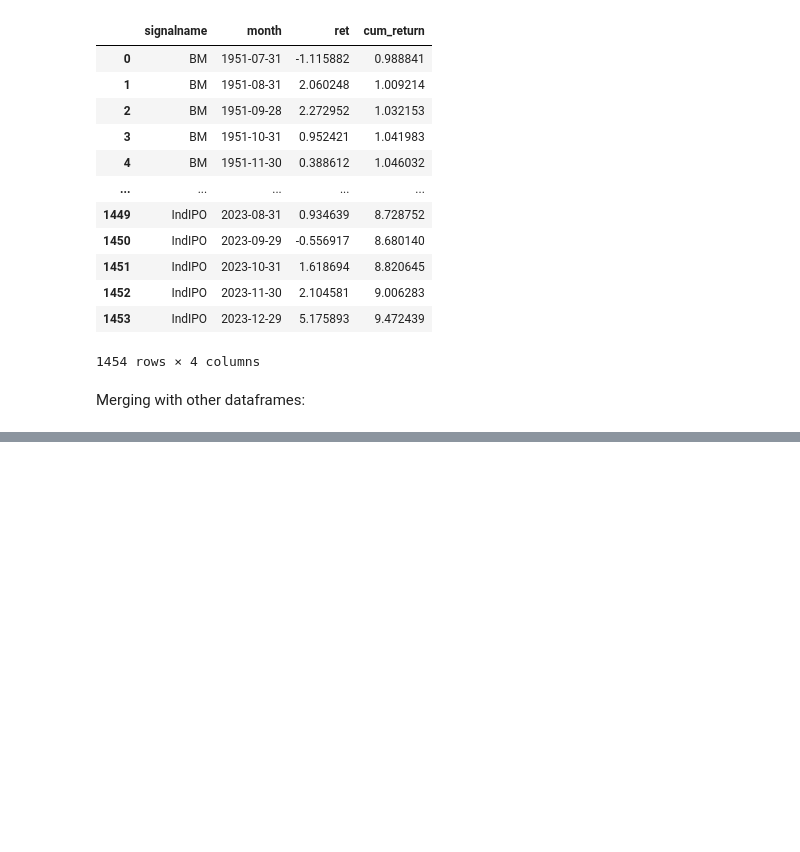
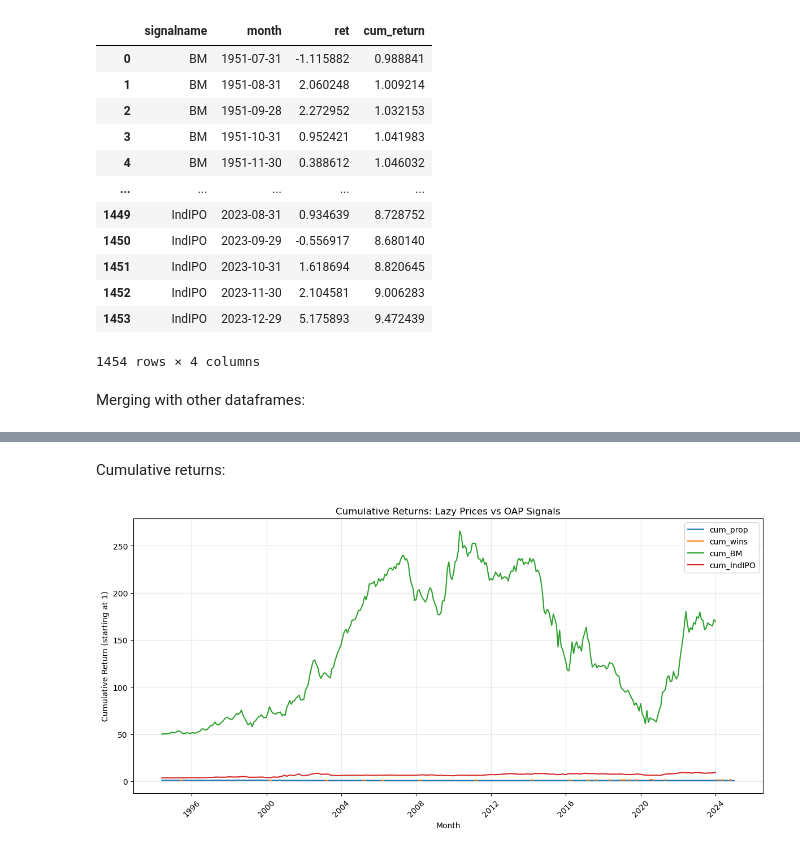
Before and after one commit to ank225git/lazy-prices_replication, a Jupyter notebook: code/returns-analysis.ipynb, the cells around one changed output, grey strips where cells are left out. Saved outputs shown, nothing was run; the diff lists cells and outputs as text; code cells hidden in the pictures; blank space fills up the shorter version.

```diff
--- a/code/returns-analysis.ipynb
+++ b/code/returns-analysis.ipynb
@@ -86,0 +139,20 @@ Plot:
+# %% [markdown]
+Cumulative returns:
+# %%
+# Define cumulative return columns
+cum_cols = ['cum_prop', 'cum_wins', 'cum_BM', 'cum_IndIPO']
+
+plt.figure(figsize=(12, 6))
+for col in cum_cols:
+    plt.plot(df_merged['month'], df_merged[col], label=col)
+
+plt.xlabel("Month")
+plt.ylabel("Cumulative Return (starting at 1)")
+plt.title("Cumulative Returns: Lazy Prices vs OAP Signals")
+plt.legend()
+plt.grid(alpha=0.3)
+plt.xticks(rotation=45)
+plt.tight_layout()
+plt.show()
+# %% [output]
+[figure, added]
```
Also changed, not shown: parts of 14 cells of this notebook.
